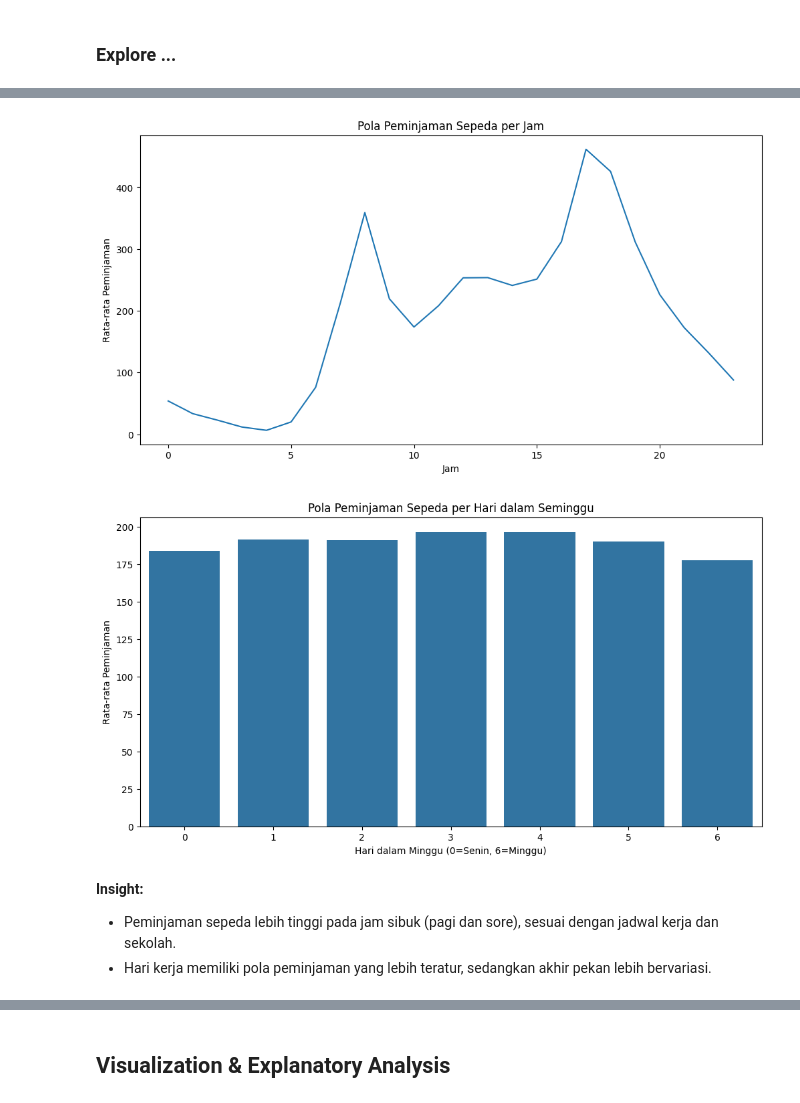
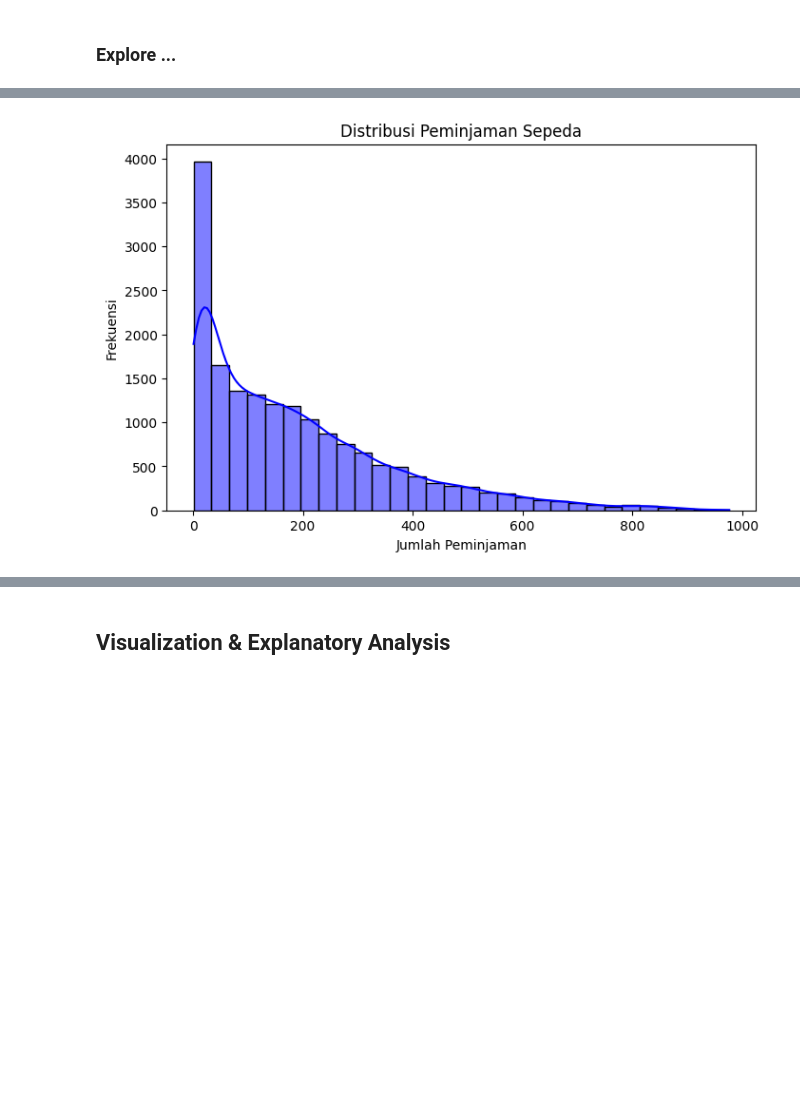
Before and after one commit to amelynsa/bike-sharing-dashboard, a Jupyter notebook: notebook.ipynb, the cells around one changed output, grey strips where cells are left out. Cells and saved outputs as stored; diff of their text form; code cells hidden in the pictures; blank space fills up the shorter version.

```diff
--- a/notebook.ipynb
+++ b/notebook.ipynb
@@ -204,29 +144,10 @@ plt.show()
-# %%
-## Analisis Time Series -
-df["dteday"] = pd.to_datetime(df["dteday"])
-df["hour"] = df["hr"]
-
-# Pola peminjaman per jam
-plt.figure(figsize=(12, 6))
-sns.lineplot(x="hour", y="cnt", data=df.groupby("hour")["cnt"].mean().reset_index())
-plt.title("Pola Peminjaman Sepeda per Jam")
-plt.xlabel("Jam")
-plt.ylabel("Rata-rata Peminjaman")
-plt.show()
-
-# Pola peminjaman per hari dalam seminggu
-df["weekday"] = df["dteday"].dt.dayofweek
-plt.figure(figsize=(12, 6))
-sns.barplot(x="weekday", y="cnt", data=df.groupby("weekday")["cnt"].mean().reset_index())
-plt.title("Pola Peminjaman Sepeda per Hari dalam Seminggu")
-plt.xlabel("Hari dalam Minggu (0=Senin, 6=Minggu)")
-plt.ylabel("Rata-rata Peminjaman")
-plt.show()
-# %% [output]
-[figure, removed]
-[figure, removed]
-# %% [markdown]
-**Insight:**
-
-- Peminjaman sepeda lebih tinggi pada jam sibuk (pagi dan sore), sesuai dengan jadwal kerja dan sekolah.
-- Hari kerja memiliki pola peminjaman yang lebih teratur, sedangkan akhir pekan lebih bervariasi.
+# %%
+# Histogram jumlah peminjaman sepeda
+plt.figure(figsize=(8, 5))
+sns.histplot(df["cnt"], bins=30, kde=True, color="blue")
+plt.title("Distribusi Peminjaman Sepeda")
+plt.xlabel("Jumlah Peminjaman")
+plt.ylabel("Frekuensi")
+plt.show()
+# %% [output]
+[figure, added]
```
Also changed, not shown: parts of 17 cells of this notebook, 3 other files.
